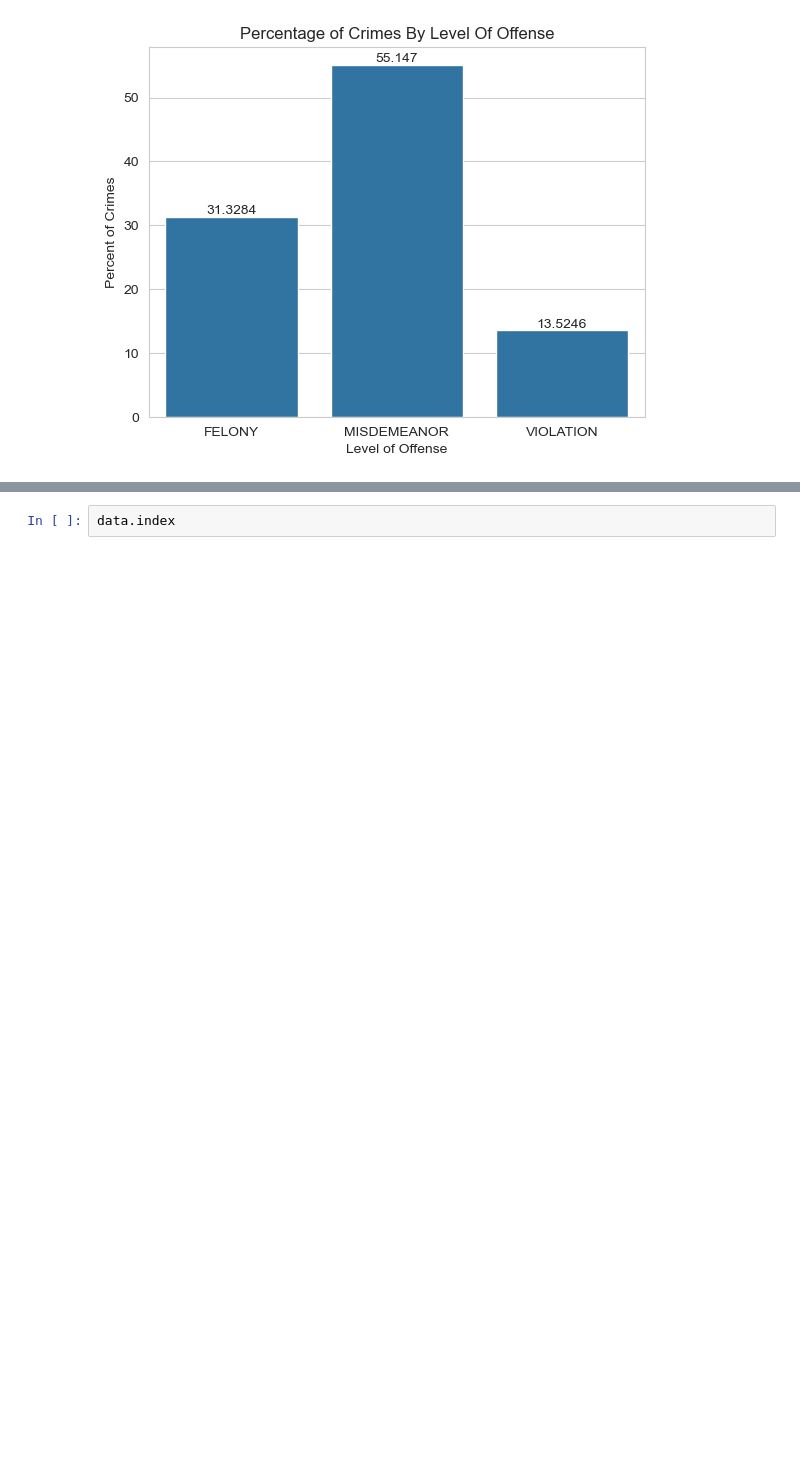
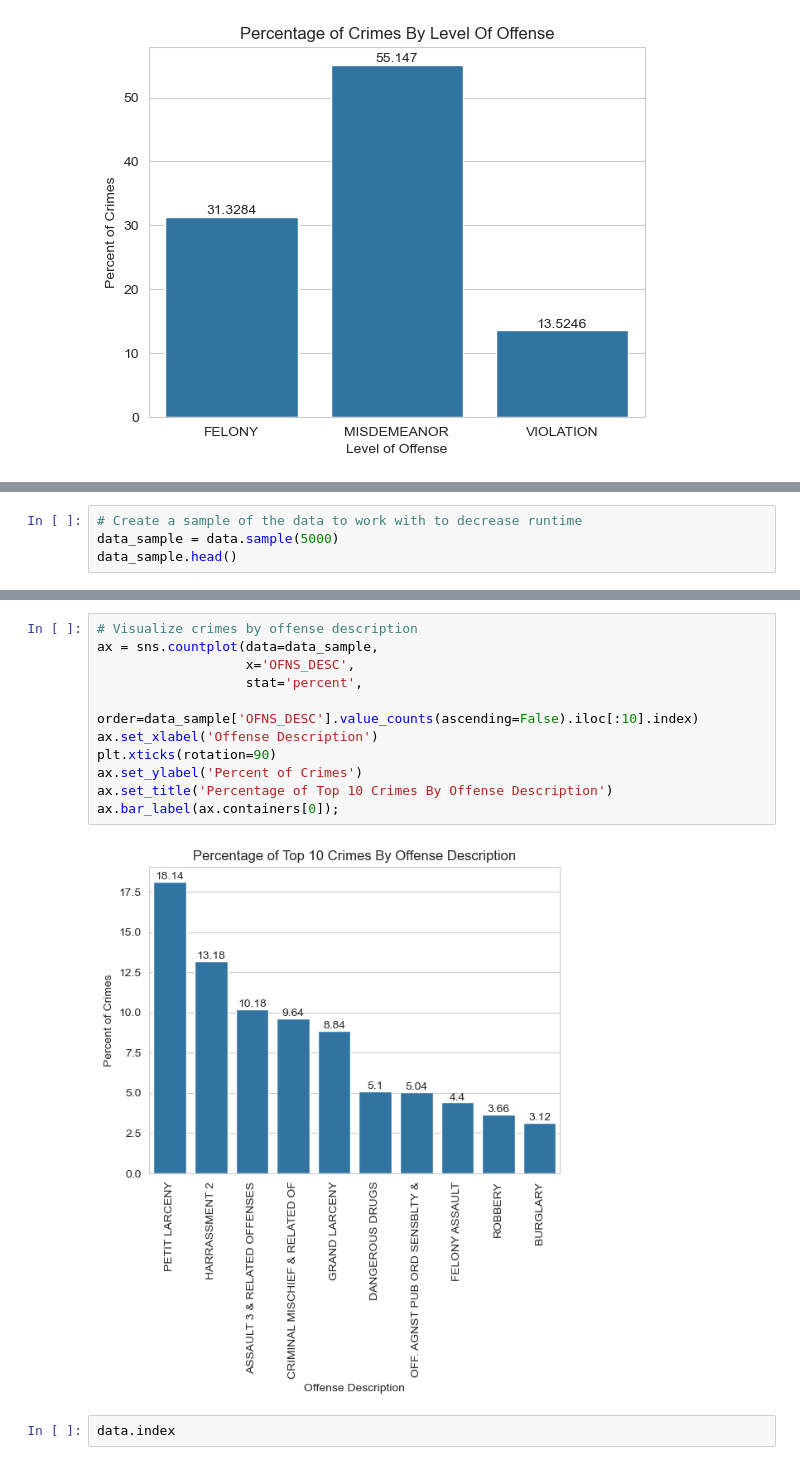
Before and after one commit to scarlettvalentin/nypd_crime, a Jupyter notebook: notebook.ipynb, the cells around one changed output, grey strips where cells are left out. Cells and saved outputs as stored; diff of their text form; blank space fills up the shorter version.

```diff
--- a/notebook.ipynb
+++ b/notebook.ipynb
@@ -131,0 +151,4 @@ ax.bar_label(ax.containers[0]);
+# %%
+# Create a sample of the data to work with to decrease runtime
+data_sample = data.sample(5000)
+data_sample.head()
@@ -132,3 +200,16 @@ ax.bar_label(ax.containers[0]);
+# %%
+# Visualize crimes by offense description
+ax = sns.countplot(data=data_sample,
+                   x='OFNS_DESC',
+                   stat='percent',
+                  order=data_sample['OFNS_DESC'].value_counts(ascending=False).iloc[:10].index)
+ax.set_xlabel('Offense Description')
+plt.xticks(rotation=90)
+ax.set_ylabel('Percent of Crimes')
+ax.set_title('Percentage of Top 10 Crimes By Offense Description')
+ax.bar_label(ax.containers[0]);
+# %% [output]
+[figure, added]
 # %%
 data.index
 # %% [output]
```
Also changed, not shown: parts of 11 cells of this notebook.
